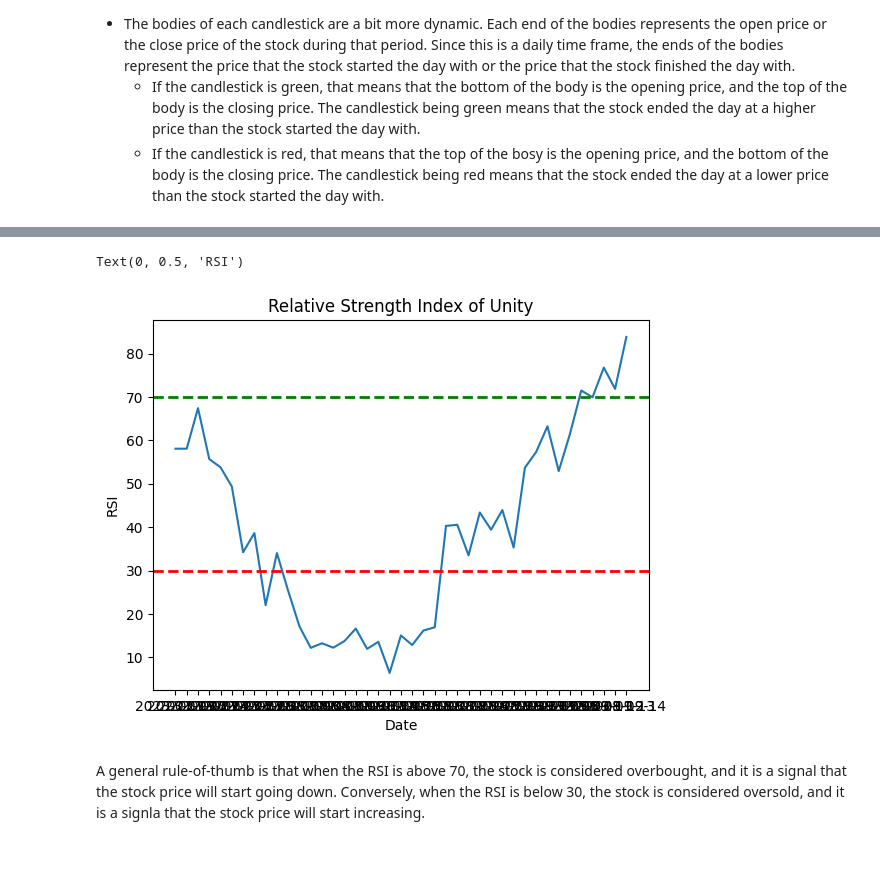
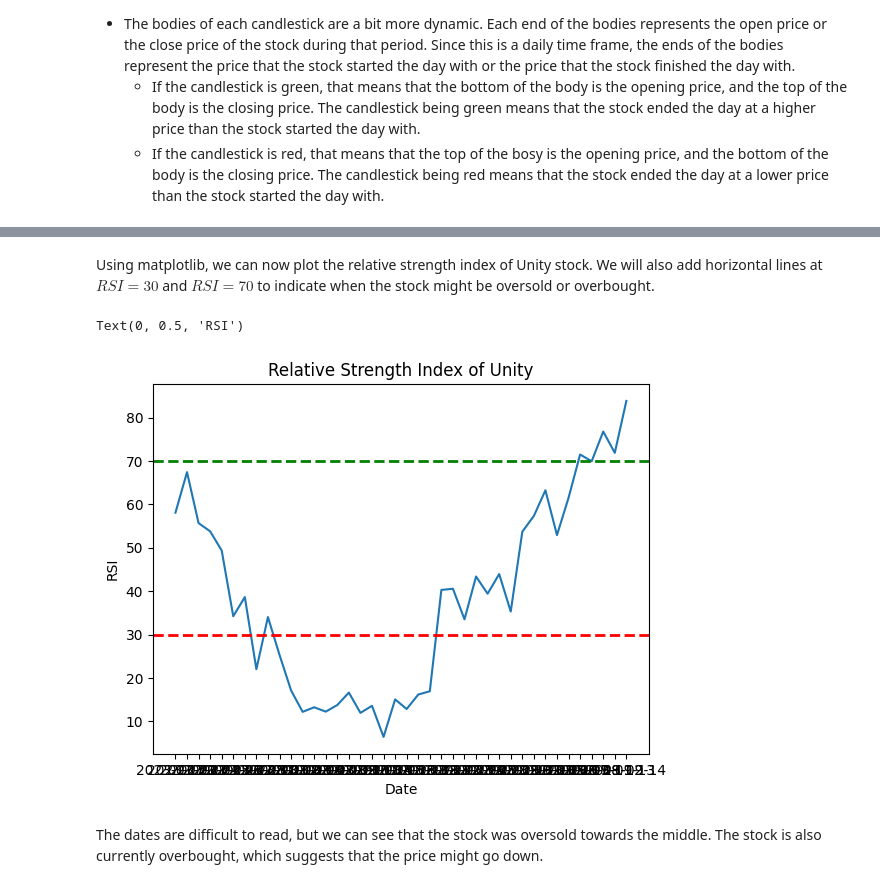
Before and after one commit to TJMazerolle/CSCN8010-lab-submissions, a Jupyter notebook: students_submissions/8972394/lab2.ipynb, the cells around one changed output, grey strips where cells are left out. Cells and saved outputs as stored; diff of their text form; code cells hidden in the pictures; blank space fills up the shorter version.

```diff
--- a/students_submissions/8972394/lab2.ipynb
+++ b/students_submissions/8972394/lab2.ipynb
@@ -16,11 +17,11 @@ For this demonstration, I will be using the historical price data of Unity, whic
 # %%
-eurusd = pd.read_csv("U.csv")
+unity = pd.read_csv("U.csv")
 
-fig = go.Figure(data = [go.Candlestick(x = eurusd['Date'],
-                open = eurusd['Open'],
-                high = eurusd['High'],
-                low = eurusd['Low'],
-                close = eurusd['Close'])])
+fig = go.Figure(data = [go.Candlestick(x = unity['Date'],
+                open = unity['Open'],
+                high = unity['High'],
+                low = unity['Low'],
+                close = unity['Close'])])
 
 fig.update_layout(
     title = "Unity Stock Prices",
@@ -48,7 +53,7 @@ def rsi(stockData, period):
     avgGain = sum(intialReturns[intialReturns >= 0])/period
     avgLoss = abs(sum(intialReturns[intialReturns < 0]))/period
     rsi1 = 100 - (100 / (1 + avgGain / avgLoss))
-    rsIndexes = np.array([rsi1])
+    rsIndexes = np.array([])
 
     for i in range(period, len(returns) - 1):
         intialReturns = returns[(i - period):i]
@@ -58,20 +63,21 @@ def rsi(stockData, period):
 
     return rsIndexes
 
-rsiValues = rsi(eurusd, 10)
+rsiValues = rsi(unity, 10)
+# %% [markdown]
+Using matplotlib, we can now plot the relative strength index of Unity stock.  We will also add horizontal lines at $RSI = 30$ and $RSI = 70$ to indicate when the stock might be oversold or overbought.
 # %%
-dates = eurusd['Date'][(len(eurusd['Date']) - len(rsiValues)):len(eurusd['Date'])]
+dates = unity['Date'][(len(unity['Date']) - len(rsiValues)):len(unity['Date'])] # Getting the dates that correspond with the values in RSI
 
-
-fig, ax = plt.subplots()  # Create a figure containing a single axes.
-ax.plot(dates, rsi(eurusd, 10))
-plt.axhline(y=70, color='g', linestyle='--', linewidth=2)
-plt.axhline(y=30, color='r', linestyle='--', linewidth=2)
+fig, ax = plt.subplots()
+ax.plot(dates, rsiValues)
+plt.axhline(y = 70, color = 'g', linestyle = '--', linewidth = 2)
+plt.axhline(y = 30, color = 'r', linestyle = '--', linewidth = 2)
 plt.title("Relative Strength Index of Unity")
 plt.xlabel('Date')
 plt.ylabel('RSI')
 # %% [output]
 Text(0, 0.5, 'RSI')
-[figure, old version]
+[figure, new version]
-# %% [markdown]
-A general rule-of-thumb is that when the RSI is above 70, the stock is considered overbought, and it is a signal that the stock price will start going down.  Conversely, when the RSI is below 30, the stock is considered oversold, and it is a signla that the stock price will start increasing.
+# %% [markdown]
+The dates are difficult to read, but we can see that the stock was oversold towards the middle.  The stock is also currently overbought, which suggests that the price might go down.
```
Also changed, not shown: parts of 12 cells of this notebook, 4 other files.
